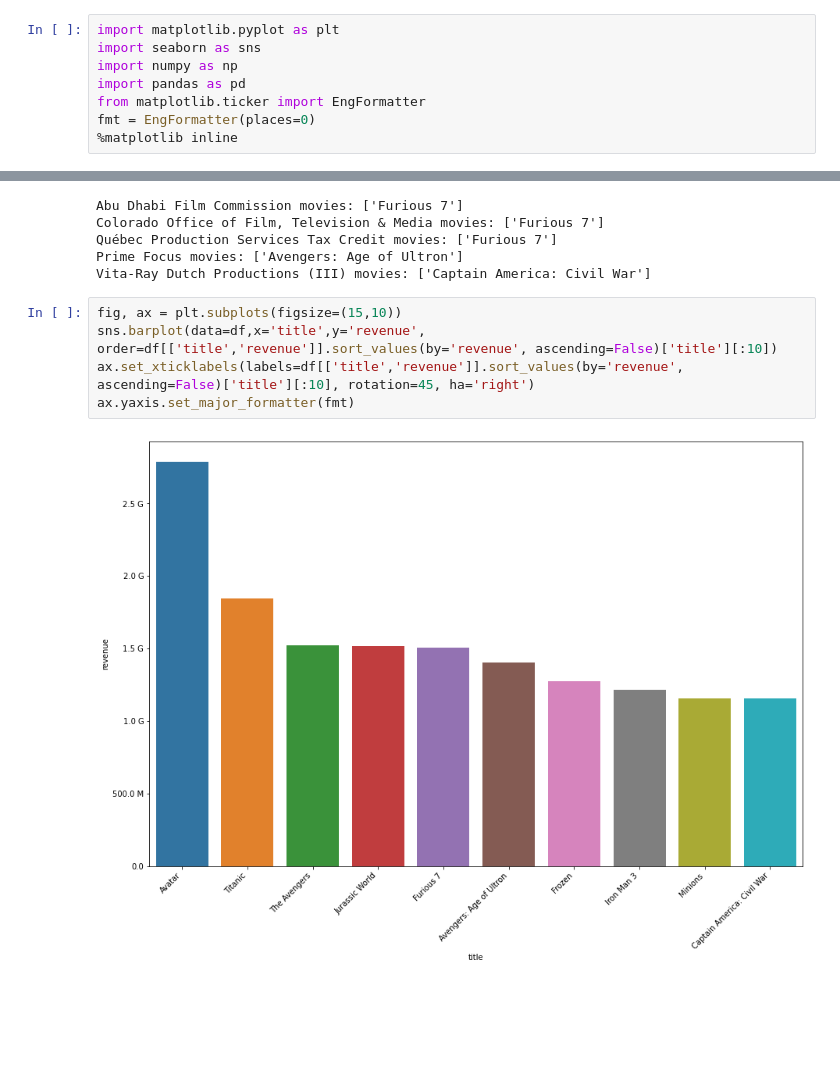
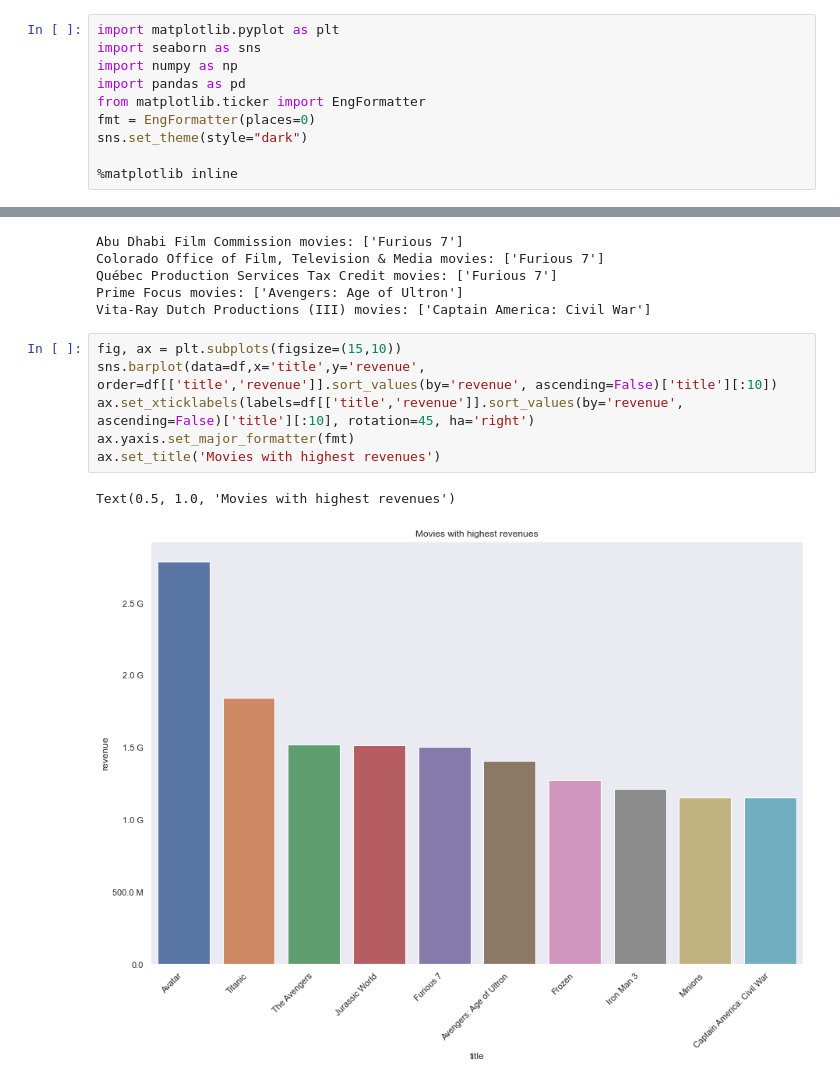
Before and after one commit to DanielHelps/TMDB-movies-analysis-and-predition, a Jupyter notebook: ratings.ipynb, the cells around one changed output, grey strips where cells are left out. Cells and saved outputs as stored; diff of their text form; blank space fills up the shorter version.

Commit message:
more graphs more EDA

```diff
--- a/ratings.ipynb
+++ b/ratings.ipynb
@@ -5,6 +5,8 @@ import numpy as np
 import pandas as pd
 from matplotlib.ticker import EngFormatter
 fmt = EngFormatter(places=0)
+sns.set_theme(style="dark")
+
 %matplotlib inline
 # %%
 movies = pd.read_csv('tmdb_5000_movies.csv')
@@ -255,7 +249,9 @@ Vita-Ray Dutch Productions (III) movies: ['Captain America: Civil War']
 # %%
 fig, ax = plt.subplots(figsize=(15,10))
 sns.barplot(data=df,x='title',y='revenue', order=df[['title','revenue']].sort_values(by='revenue', ascending=False)['title'][:10])
 ax.set_xticklabels(labels=df[['title','revenue']].sort_values(by='revenue', ascending=False)['title'][:10], rotation=45, ha='right')
 ax.yaxis.set_major_formatter(fmt)
+ax.set_title('Movies with highest revenues')
 # %% [output]
+Text(0.5, 1.0, 'Movies with highest revenues')
-[figure, old version]
+[figure, new version]
```
Also changed, not shown: parts of 41 cells of this notebook.
